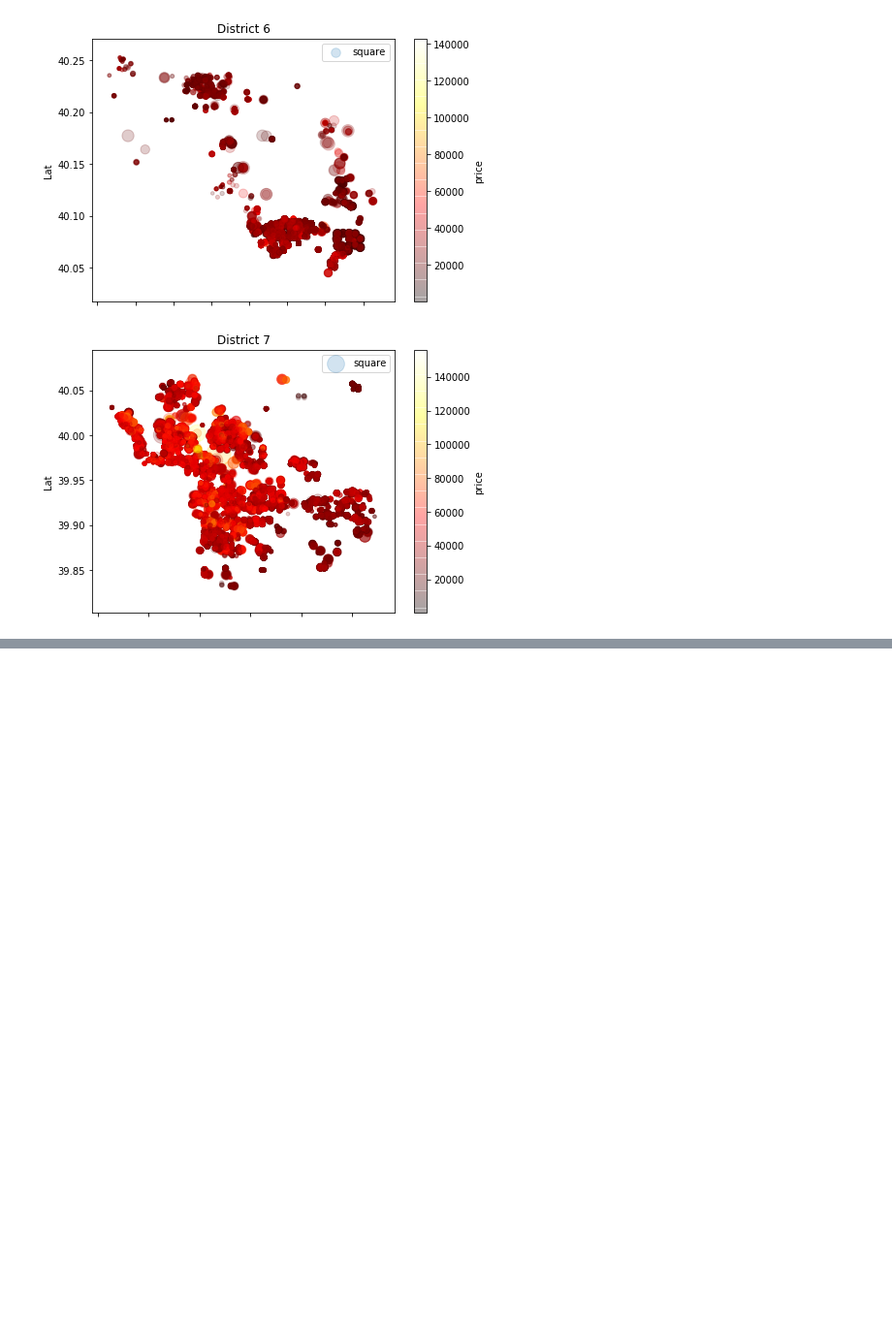
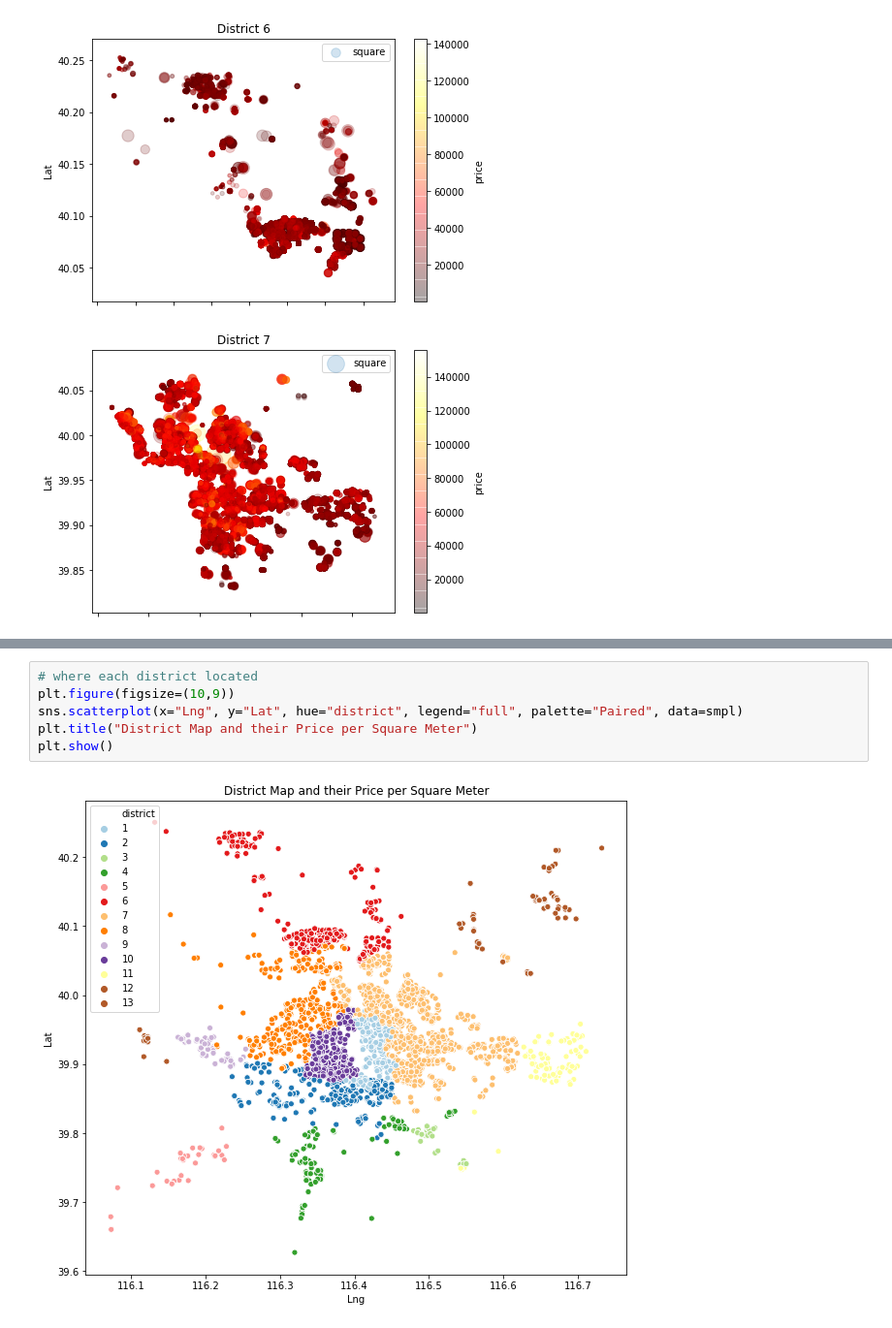
Before and after one commit to dp-wu/Home-Price-Analysis, a Jupyter notebook: Beijing Housing Price.ipynb, the cells around one changed output, grey strips where cells are left out. Shown at 97% size. Saved outputs shown, nothing was run; the diff lists cells and outputs as text; blank space fills up the shorter version.

```diff
--- a/Beijing Housing Price.ipynb
+++ b/Beijing Housing Price.ipynb
@@ -302,0 +313,8 @@ Text(0.5, 1.0, 'Distribution of Price / Sqr Meter')
+# %%
+# where each district located
+plt.figure(figsize=(10,9))
+sns.scatterplot(x="Lng", y="Lat", hue="district", legend="full", palette="Paired", data=smpl)
+plt.title("District Map and their Price per Square Meter")
+plt.show()
+# %% [output]
+[figure, added]
```
Also changed, not shown: parts of 36 cells of this notebook.
